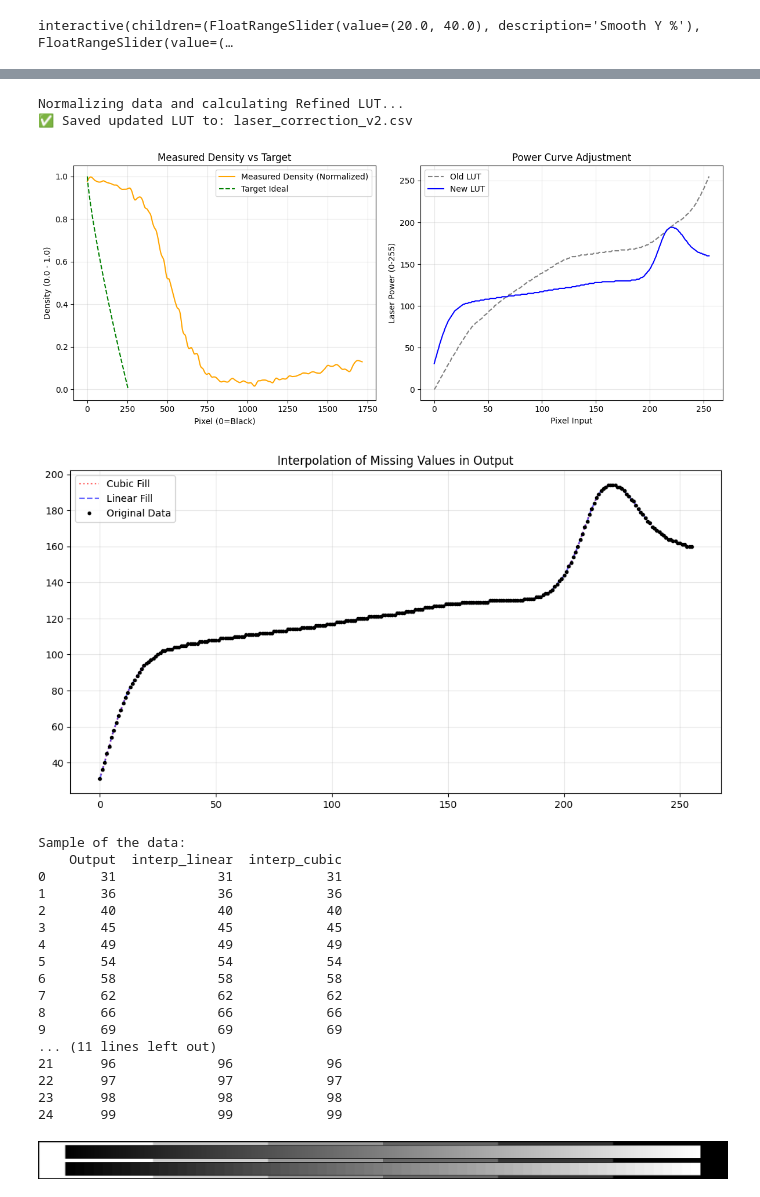
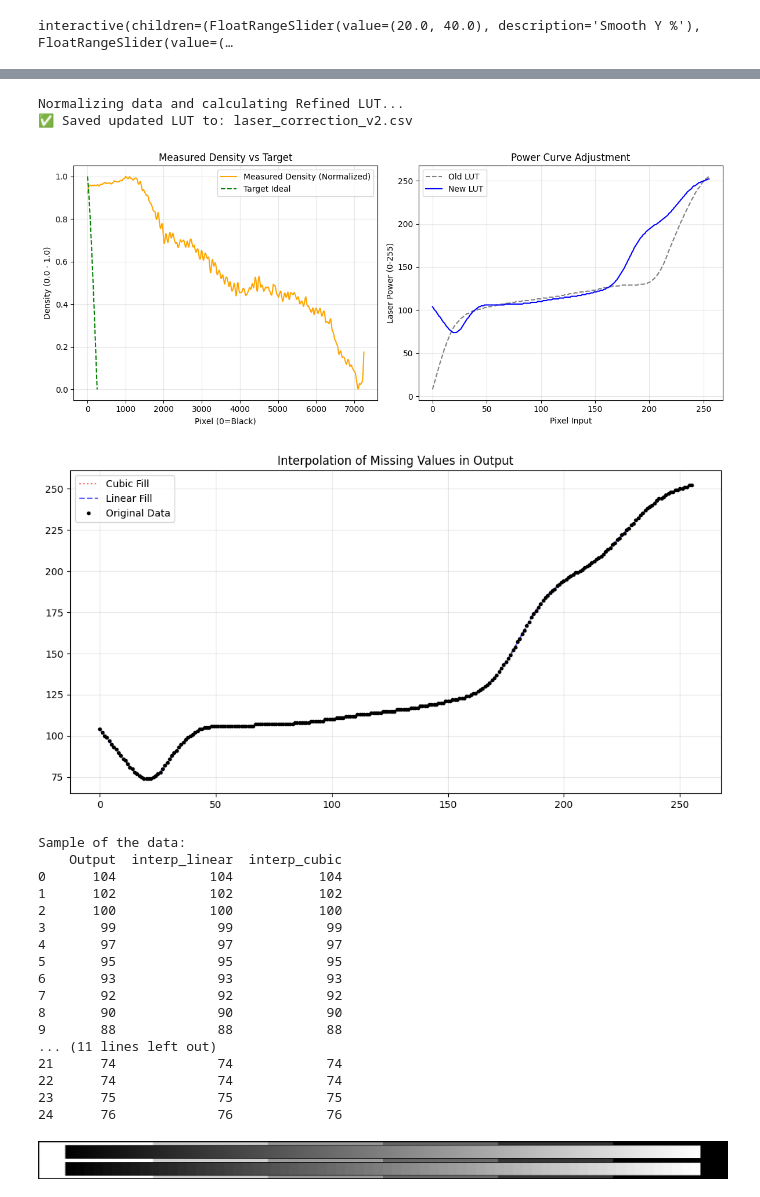
Before and after one commit to fun3md/maptoposter, a Jupyter notebook: jupyter/print_density_calibration.ipynb, the cells around one changed output, grey strips where cells are left out. Saved outputs shown, nothing was run; the diff lists cells and outputs as text; code cells hidden in the pictures.

```diff
--- a/jupyter/print_density_calibration.ipynb
+++ b/jupyter/print_density_calibration.ipynb
@@ -1137,13 +1138,13 @@ def refine_correction_lut(
 # --- EXECUTION ---
 
 # Define files
-previous_lut_file = 'laser_correction_print1.csv'
+previous_lut_file = '..\luts\interpolated_output.csv'
 new_lut_file = 'laser_correction_v2.csv'
 
 if 'gradient_data' in locals() or 'gradient_data' in globals():
 
     # Settings
-    gamma_val = 0.8
+    gamma_val = 1.3
 
 
     print("Normalizing data and calculating Refined LUT...")
@@ -1194,14 +1195,14 @@ else:
 # %% [output]
 Normalizing data and calculating Refined LUT...
 ✅ Saved updated LUT to: laser_correction_v2.csv
-[figure, old version]
+[figure, new version]
 # %%
 import pandas as pd
 import numpy as np
 import matplotlib.pyplot as plt
 
 # --- CONFIGURATION ---
-file_path = '/content/laser_correction_v2.csv'   # Replace with your CSV filename
+file_path = 'laser_correction_v2.csv'   # Replace with your CSV filename
 col_name = 'Output'     # Replace with the name of the column with missing values
 
 # 1. Load the CSV
@@ -1219,51 +1220,51 @@ df['interp_linear'] = df[col_name].interpolate(method='linear', limit_direction=
 df['interp_cubic'] = df[col_name].interpolate(method='cubic', limit_direction='both')
 
 # 3. Constraint: Ensure 0-255 range and Integer type
 # We clip bounds, round to nearest whole number, and convert to integer
 df['interp_linear'] = df['interp_linear'].clip(0, 255).round().astype(int)
 df['interp_cubic'] = df['interp_cubic'].clip(0, 255).round().astype(int) # Handle cubic overshoot
 
 # 4. Visualize
 plt.figure(figsize=(12, 6))
 
 # Plot the "Filled" data first (so it sits behind the real data points)
 plt.plot(df['interp_cubic'], color='red', linestyle=':', label='Cubic Fill', alpha=0.6)
 plt.plot(df['interp_linear'], color='blue', linestyle='--', label='Linear Fill', alpha=0.6)
 
 # Plot the Original data (dots only) to show where real data exists
 plt.plot(df[col_name], 'o', color='black', markersize=3, label='Original Data')
 
 plt.title(f'Interpolation of Missing Values in {col_name}')
 plt.legend()
 plt.grid(True, alpha=0.3)
 plt.show()
 
 # 5. Save the result (using Linear or Cubic)
 df[col_name] = df['interp_cubic'] # Overwrite original column if satisfied
 df.to_csv('interpolated_output.csv', index=False)
 
 # Check the results where data was likely missing
 print("Sample of the data:")
 print(df[[col_name, 'interp_linear', 'interp_cubic']].head(25))
 # %% [output]
-[figure, old version]
+[figure, new version]
 Sample of the data:
     Output  interp_linear  interp_cubic
-0       31             31            31
-1       36             36            36
-2       40             40            40
-3       45             45            45
-4       49             49            49
-5       54             54            54
-6       58             58            58
-7       62             62            62
-8       66             66            66
-9       69             69            69
+0      104            104           104
+1      102            102           102
+2      100            100           100
+3       99             99            99
+4       97             97            97
+5       95             95            95
+6       93             93            93
+7       92             92            92
+8       90             90            90
+9       88             88            88
 ... (11 lines left out)
-21      96             96            96
-22      97             97            97
-23      98             98            98
-24      99             99            99
+21      74             74            74
+22      74             74            74
+23      75             75            75
+24      76             76            76
 # %%
 from PIL import Image, ImageDraw, ImageFont
 import numpy as np
```
Also changed, not shown: parts of 9 cells of this notebook, 36 other files.
